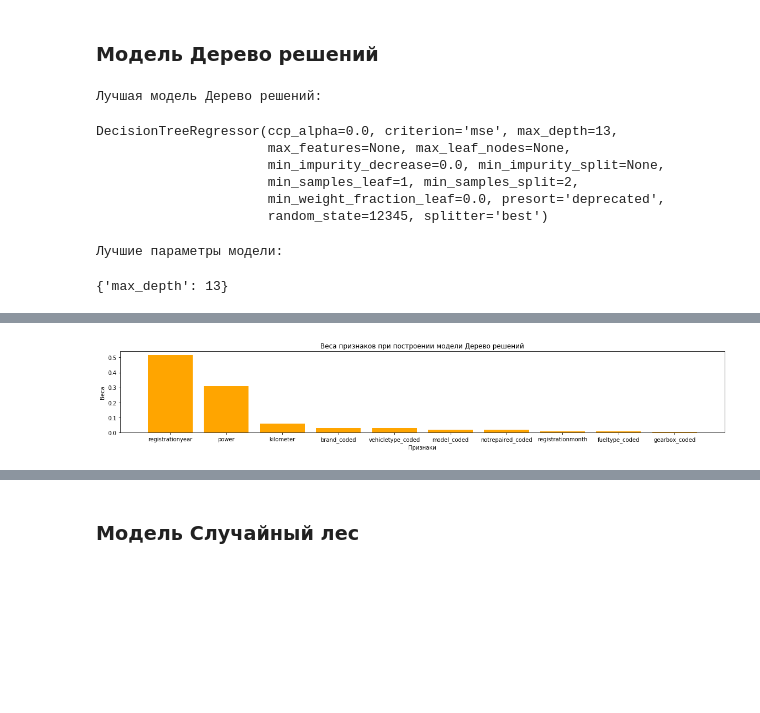
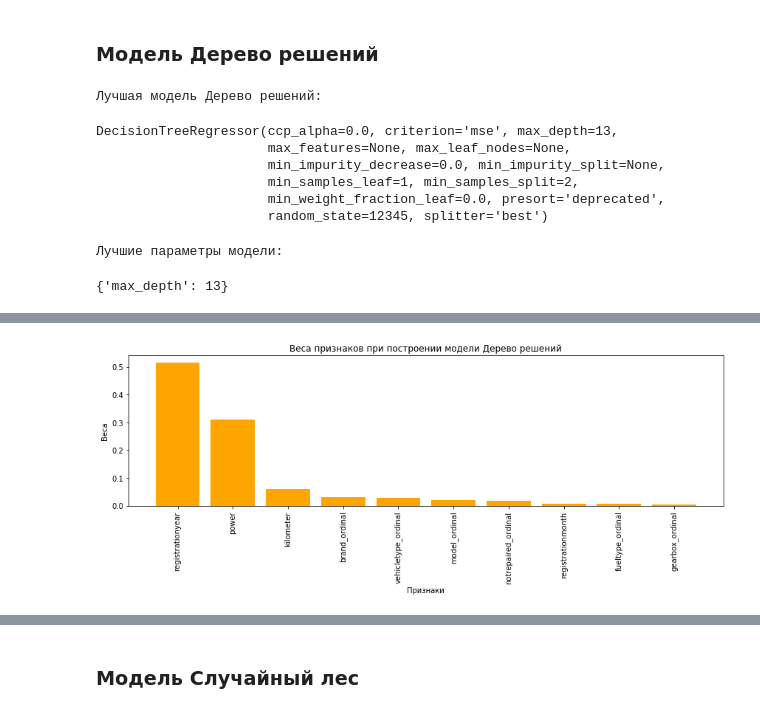
Before and after one commit to YuliyaKotova/projects, a Jupyter notebook: car_price_predict/car_price_predict.ipynb, the cells around one changed output, grey strips where cells are left out. Drawn from its saved outputs; the diff is of its cells as text; code cells hidden in the pictures; blank space fills up the shorter version.

```diff
--- a/car_price_predict/car_price_predict.ipynb
+++ b/car_price_predict/car_price_predict.ipynb
@@ -260,7 +260,7 @@ print('Длина датасета после удаления строк-дуб
 # %%
 def fun_ax(ax, plot, x, y=None, title=None,
            x_label=None, y_label=None,
-           color=None):
+           color=None, x_range=None):
     """ функция для рисования plt.subplots
 
     параметры:
@@ -272,6 +272,7 @@ def fun_ax(ax, plot, x, y=None, title=None,
      - название для оси Х
      - название для оси Y
      - цвет
+     - x_min, x_max - диапазон для оси X
     """
 
     # boxplot
@@ -281,7 +282,8 @@ def fun_ax(ax, plot, x, y=None, title=None,
     # гистограмма
     elif plot == 'hist':
         ax.hist(x, color=color, histtype='stepfilled',
-                bins=round(len(x) ** 0.5), rwidth=0.05, alpha=0.5)
+                bins=round(len(x) ** 0.5),
+                range=x_range)
 
     # если bar
     elif plot == 'bar':
@@ -457,0 +481,25 @@ autos ПОСЛЕ преобразования категориальных пр
+# %%
+# применяем OHE
+autos_ohe = pd.get_dummies(autos_new[category_columns], drop_first=True)
+
+# сохраняем список столбцов, закодированных через OHE, добавляем "_ohe"
+category_columns_ohe = [c + '_ohe' for c in autos_ohe.columns]
+# обновляем названия столбцов в самом telecom_ohe
+autos_ohe.columns = category_columns_ohe
+
+# добавляем autos_ohe к autos_new_coded
+autos_new_coded = autos_new_coded.join(autos_ohe)
+
+print('Список закодированных категориальных признаков методом прямого кодирования OHE (первые 10):')
+display(category_columns_ohe[:10])
+
+# проверяем типы данных
+print('\nПроверяем типы данных закодированных категориальных признаков (первые 10):\n')
+print(autos_new_coded[category_columns_ohe].dtypes[:10])
+
+# проверяем преобразование
+print('\nПровели прямое кодирование OHE категориальных признаков. Проверим:\n')
+print('Признаки ДО прямого кодирования OHE')
+display(autos_new_coded[category_columns].head(5))
+print('\nПризнаки ПОСЛЕ прямого кодирования OHE')
+display(autos_new_coded[category_columns_ohe].head(5))
@@ -461,15 +552,15 @@ autos ПОСЛЕ преобразования категориальных пр
 ### Разделим датасет на обучающую и тестовую выборки
 # %%
 # выделим фичи и целевой признак
-features = autos_new_ordinal.drop('price', axis=1)
-target = autos_new_ordinal['price']
+features = autos_new_coded.drop('price', axis=1)
+target = autos_new_coded['price']
 
 # делам сплит на обучающую и тестовую выборки
 train_features, test_features, train_target, test_target = \
             train_test_split(features, target, test_size=0.25, random_state=12345)
 
 # выводим размеры выборок
-print('Длина исходного датасета:', len(autos_new_ordinal))
+print('Длина исходного датасета:', len(autos_new_coded))
 print('Длина обучающей выборки:', len(train_features))
 print('Длина тестовой выборки:', len(test_features))
 print('Проверка общей длины обучающей + тестовой:', len(train_features) + len(test_features))
@@ -580,7 +672,7 @@ def features_importances(model, col_names, model_name):
     feature_importances_df = pd.DataFrame({'features': col_names, 'feature_importances': feature_importances})
 
     # рисуем bar
-    fig = plt.figure(figsize=(16,3))
+    fig = plt.figure(figsize=(12,5))
     ax = plt.subplot(111)
     fun_ax(ax, 'bar',
            feature_importances_df.sort_values('feature_importances', ascending=False).features,
@@ -588,6 +680,7 @@ def features_importances(model, col_names, model_name):
           'Веса признаков при построении модели {}'.format(model_name),
            x_label='Признаки', y_label='Веса',
            color='orange')
+    plt.xticks(rotation=90)
     fig.tight_layout()
 # %% [markdown]
 <a id='Link10'></a>
@@ -629,12 +723,13 @@ grid_tree_regressor = fun_build_model(DecisionTreeRegressor(random_state=12345),
                                       'Дерево решений',
                                       params_grid,
                                       # передаем закодированные категориальные признаки
-                                      train_features[category_coded_columns + numeric_columns],
+                                      # методом порядкового кодирования
+                                      train_features[category_columns_ordinal + numeric_columns],
                                       train_target, cv=3, params_fit={})
 
 # смотрим веса признаков при построении модели
 features_importances(grid_tree_regressor.best_estimator_,
-                     category_coded_columns + numeric_columns,
+                     category_columns_ordinal + numeric_columns,
                      'Дерево решений')
 # %% [output]
 Лучшая модель Дерево решений:
@@ -654,4 +749,4 @@ Wall time: 7.09 s
-[figure, old version]
+[figure, new version]
 # %% [markdown]
 <a id='Link12'></a>
 # %% [markdown]
```
Also changed, not shown: parts of 18 cells of this notebook.
